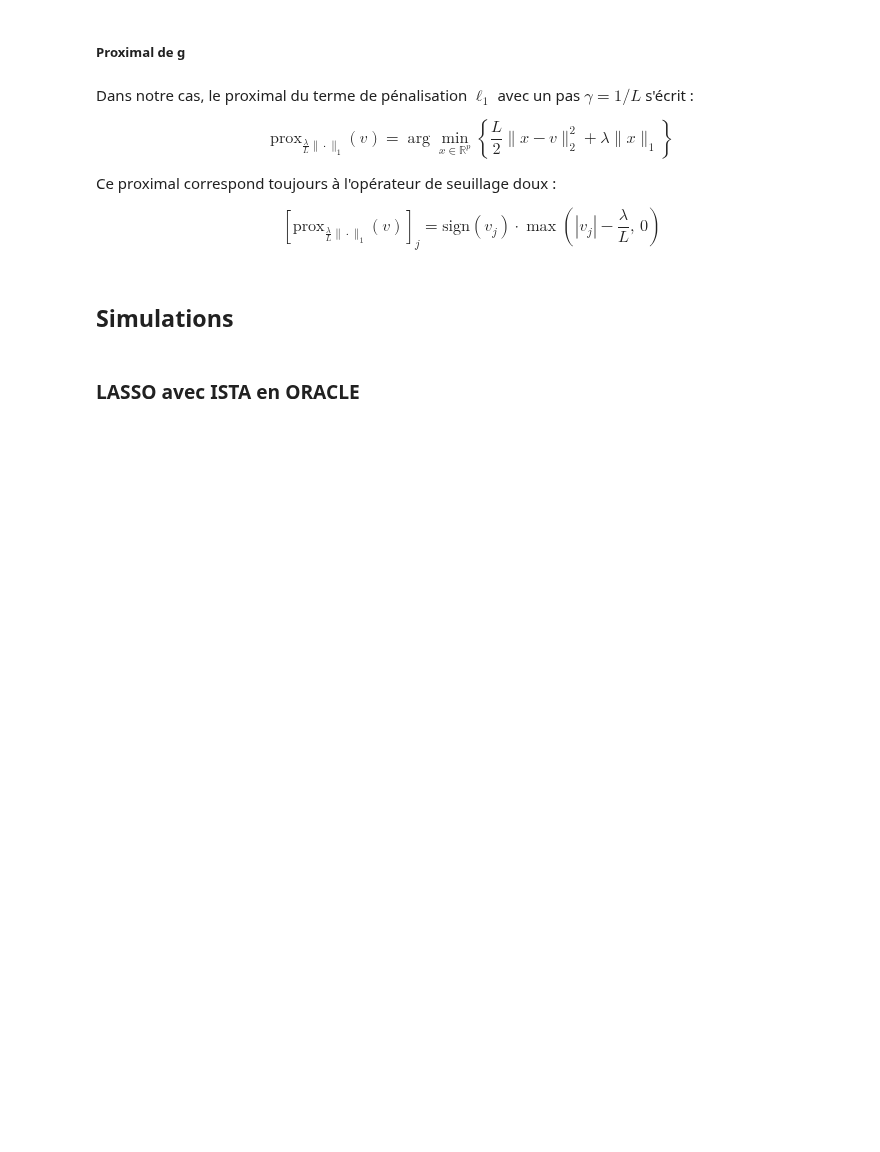
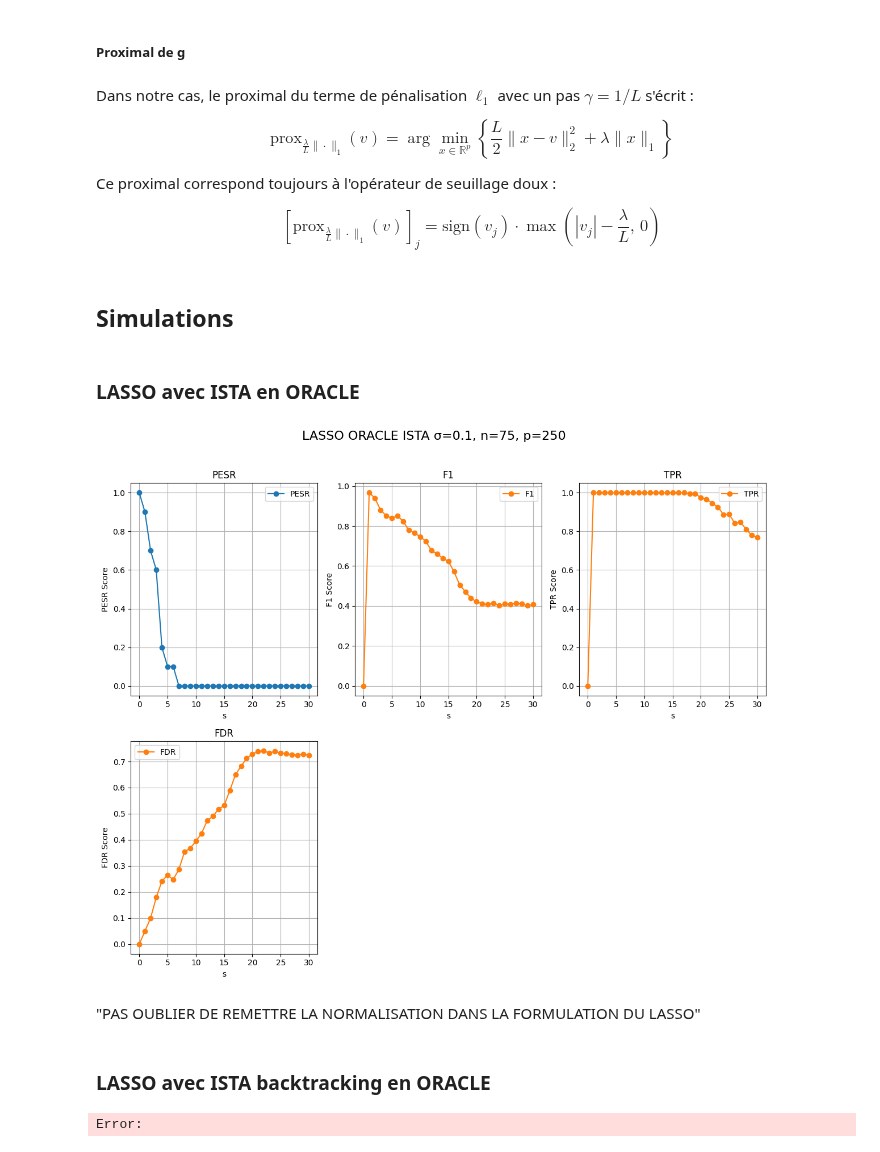
Before and after one commit to AymenBlk/STAGE-GENEVE, a Jupyter notebook: AYMEN/EXPLORATION/CAS LINEAIRE/LASSO/Basis.ipynb, the cells around one changed output. Drawn from its saved outputs; the diff is of its cells as text; code cells hidden in the pictures; blank space fills up the shorter version.

```diff
--- a/AYMEN/EXPLORATION/CAS LINEAIRE/LASSO/Basis.ipynb
+++ b/AYMEN/EXPLORATION/CAS LINEAIRE/LASSO/Basis.ipynb
@@ -119,19 +119,46 @@ sys.path.append(str(pathlib.Path.cwd().parent.parent.parent.parent)+"\AYMEN\EXPL
 # %%
 from simulations import SimulationLassoOracleIsta
 
 Sim = SimulationLassoOracleIsta(
-    n = 100,
-    p = 200,
-    list_s = range(1, 21),
-    sigma = 0.01,
-    simu_iter=20,
+    n = 75,
+    p = 250,
+    list_s = range(0, 31),
+    sigma = 0.1,
+    simu_iter=10,
     qut_iter=1000,
     max_iter=10000,
-    tol=1e-6,
-    seed=42,
+    tol=1e-18,
+    seed=43,
     verbose=False
 )
 
 Sim.run()
 
 Sim.plot()
+# %% [output]
+[figure, added]
+# %% [markdown]
+"PAS OUBLIER DE REMETTRE LA NORMALISATION DANS LA FORMULATION DU LASSO"
+# %% [markdown]
+### LASSO avec ISTA backtracking en ORACLE
+# %%
+from simulations import SimulationLassoOracleIstaBacktracking
+
+Sim = SimulationLassoOracleIstaBacktracking(
+    n = 75,
+    p = 250,
+    list_s = range(0, 31),
+    sigma = 0.01,
+    simu_iter=10,
+    qut_iter=1000,
+    max_iter=10000,
+    tol=1e-18,
+    seed=43,
+    verbose=False
+)
+
+Sim.run()
+
+Sim.plot()
+# %% [output]
+Error:
```
